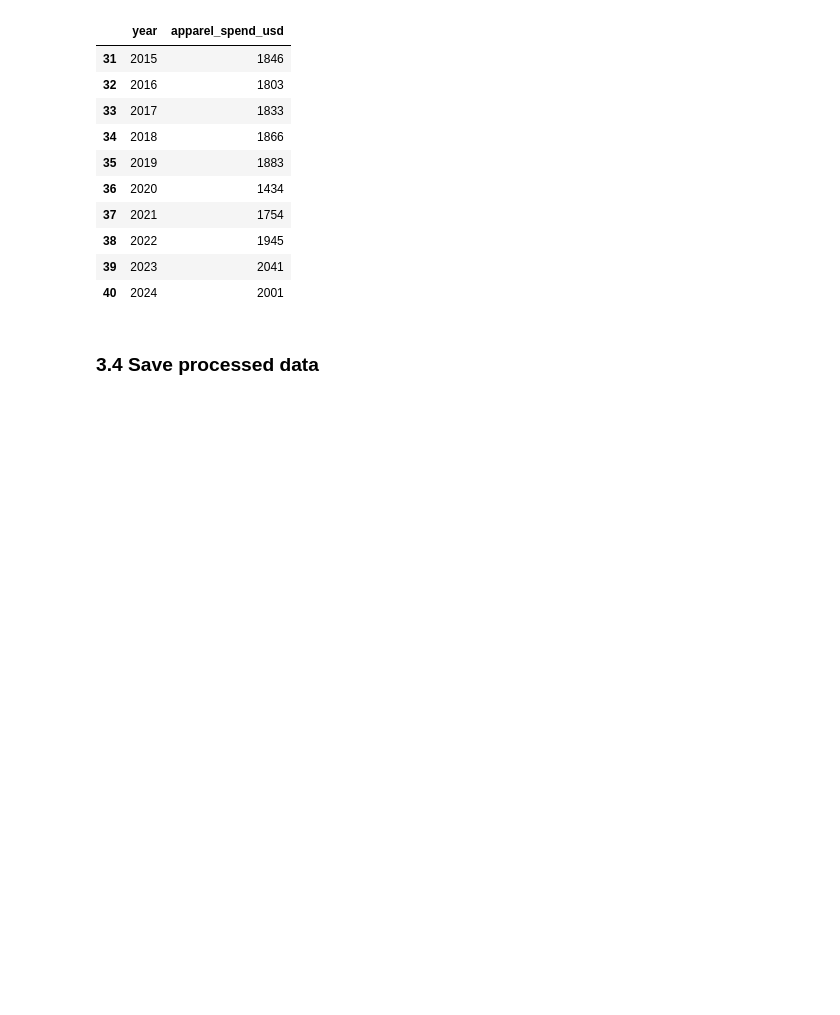
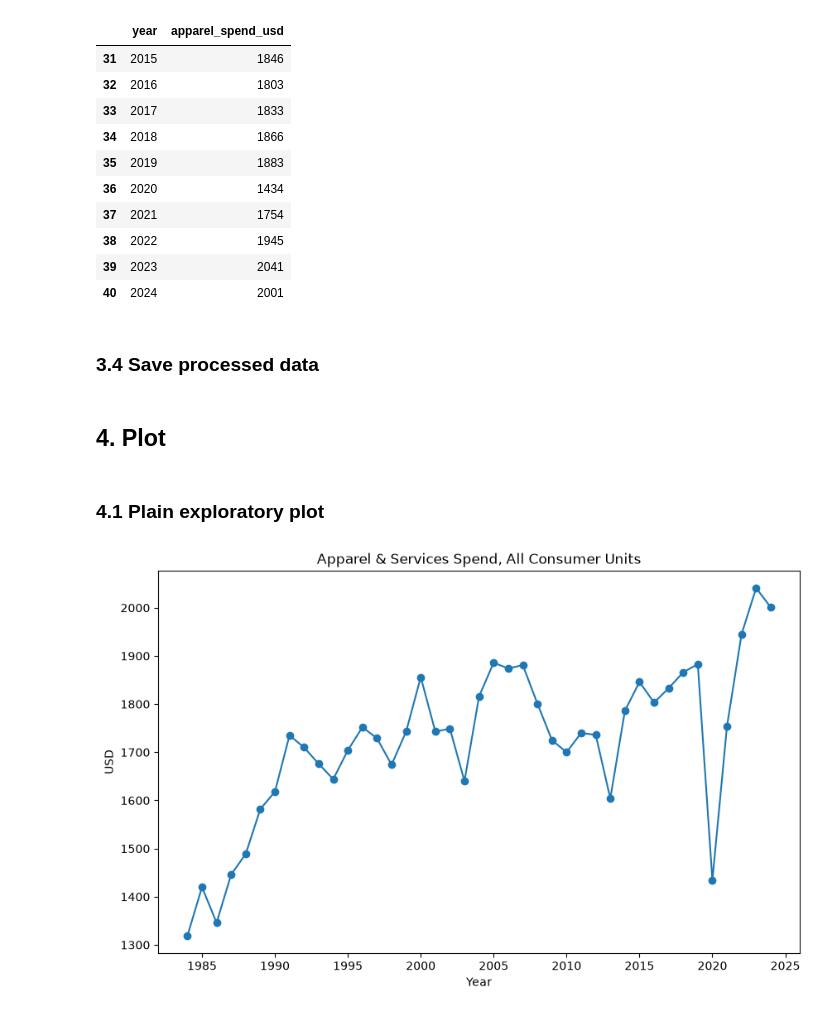
Before and after one commit to juvinciariadi/data-worn-thin.-, a Jupyter notebook: notebooks/cycle 2/issue-07/7.1-apparel-spend.ipynb, the cells around one changed output. Drawn from its saved outputs; the diff is of its cells as text; code cells hidden in the pictures; blank space fills up the shorter version.

Commit message:
finalised chart 1 research and findings

```diff
--- a/notebooks/cycle 2/issue-07/7.1-apparel-spend.ipynb
+++ b/notebooks/cycle 2/issue-07/7.1-apparel-spend.ipynb
@@ -90,3 +90,16 @@ df.tail(10)  # sanity check against confirmed 2020-2024 values:
 ### 3.4 Save processed data
 # %%
 df.to_csv(f"{PROCESSED_DIR}/apparel_spend_annual.csv", index=False)
+# %% [markdown]
+## 4. Plot
+# %% [markdown]
+### 4.1 Plain exploratory plot
+# %%
+fig, ax = plt.subplots(figsize=(10, 6))
+ax.plot(df["year"], df["apparel_spend_usd"], marker="o")
+ax.set_title("Apparel & Services Spend, All Consumer Units")
+ax.set_xlabel("Year")
+ax.set_ylabel("USD")
+plt.show()
+# %% [output]
+[figure, added]
```
Also changed, not shown: parts of 7 cells of this notebook, 3 other files.
